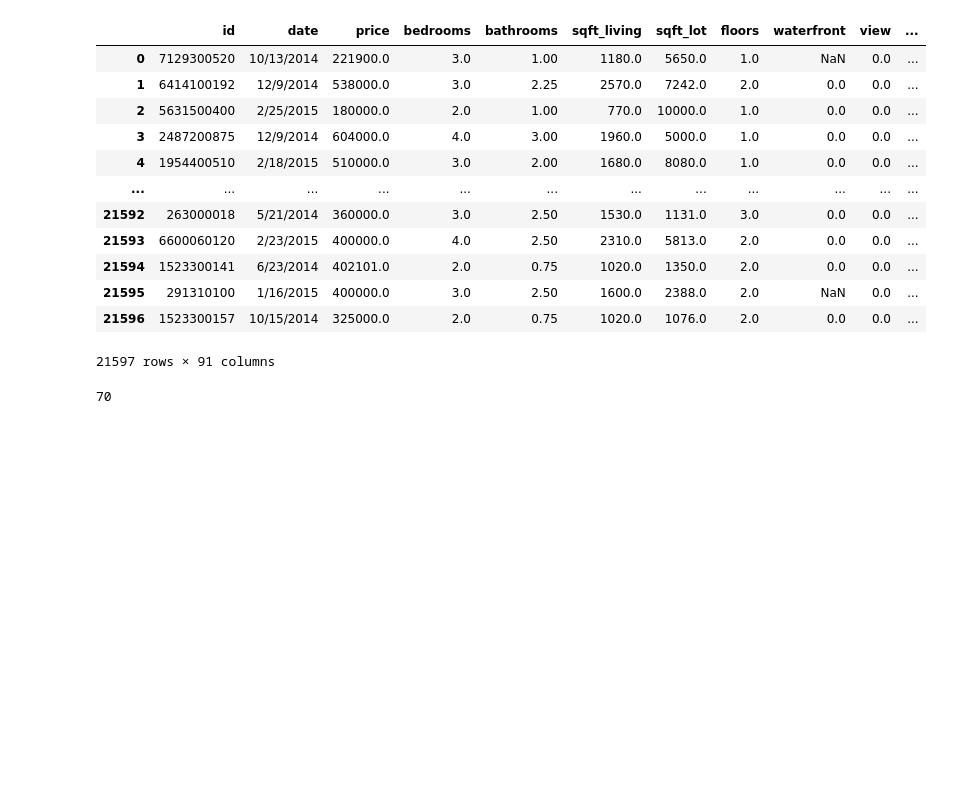
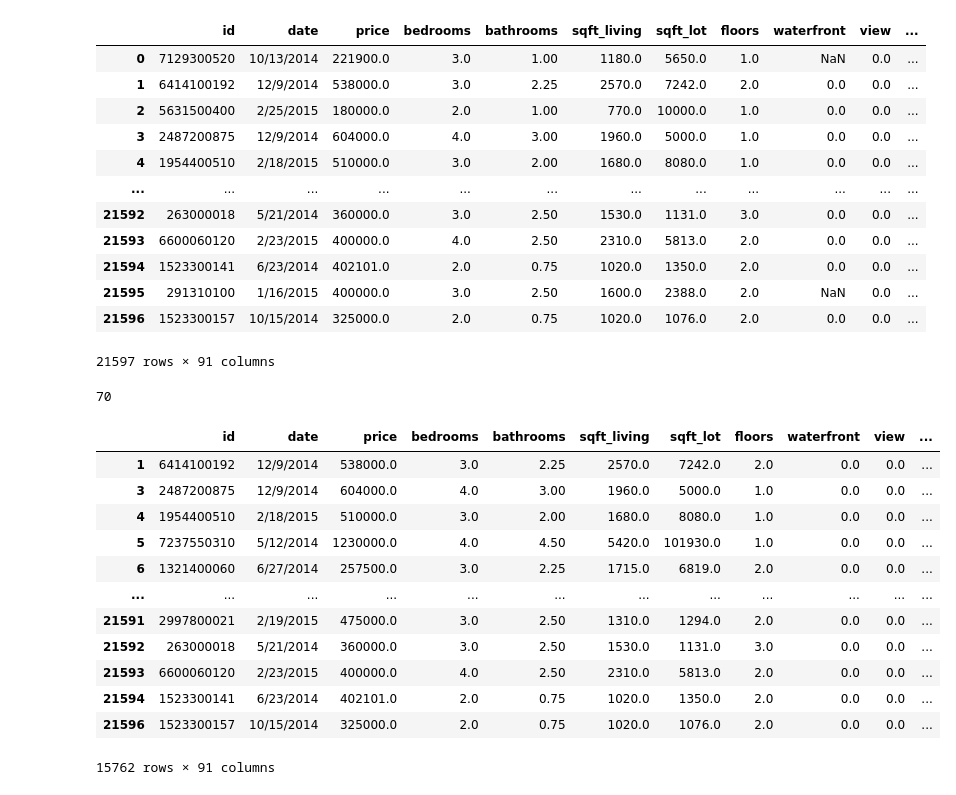
Before and after one commit to willcline613/bsc-phase-two-project, a Jupyter notebook: notebooks/exploratory/dorothy/dorothy_2.ipynb, the cells around one changed output. Saved outputs shown, nothing was run; the diff lists cells and outputs as text; code cells hidden in the pictures; blank space fills up the shorter version.

```diff
--- a/notebooks/exploratory/dorothy/dorothy_2.ipynb
+++ b/notebooks/exploratory/dorothy/dorothy_2.ipynb
@@ -283,3 +285,21 @@ len(onehot_data[1])
 70
 # %%
 #onehot_data[1]
+# %%
+#dropped Null Values from the updated zip code dataframe
+
+df.dropna()
+# %% [output]
+|  | id | date | price | bedrooms | bathrooms | sqft_living | sqft_lot | floors | waterfront | view | ... |
+| 1 | 6414100192 | 12/9/2014 | 538000.0 | 3.0 | 2.25 | 2570.0 | 7242.0 | 2.0 | 0.0 | 0.0 | ... |
+| 3 | 2487200875 | 12/9/2014 | 604000.0 | 4.0 | 3.00 | 1960.0 | 5000.0 | 1.0 | 0.0 | 0.0 | ... |
+| 4 | 1954400510 | 2/18/2015 | 510000.0 | 3.0 | 2.00 | 1680.0 | 8080.0 | 1.0 | 0.0 | 0.0 | ... |
+| 5 | 7237550310 | 5/12/2014 | 1230000.0 | 4.0 | 4.50 | 5420.0 | 101930.0 | 1.0 | 0.0 | 0.0 | ... |
+| 6 | 1321400060 | 6/27/2014 | 257500.0 | 3.0 | 2.25 | 1715.0 | 6819.0 | 2.0 | 0.0 | 0.0 | ... |
+| ... | ... | ... | ... | ... | ... | ... | ... | ... | ... | ... | ... |
+| 21591 | 2997800021 | 2/19/2015 | 475000.0 | 3.0 | 2.50 | 1310.0 | 1294.0 | 2.0 | 0.0 | 0.0 | ... |
+| 21592 | 263000018 | 5/21/2014 | 360000.0 | 3.0 | 2.50 | 1530.0 | 1131.0 | 3.0 | 0.0 | 0.0 | ... |
+| 21593 | 6600060120 | 2/23/2015 | 400000.0 | 4.0 | 2.50 | 2310.0 | 5813.0 | 2.0 | 0.0 | 0.0 | ... |
+| 21594 | 1523300141 | 6/23/2014 | 402101.0 | 2.0 | 0.75 | 1020.0 | 1350.0 | 2.0 | 0.0 | 0.0 | ... |
+| 21596 | 1523300157 | 10/15/2014 | 325000.0 | 2.0 | 0.75 | 1020.0 | 1076.0 | 2.0 | 0.0 | 0.0 | ... |
+15762 rows × 91 columns
```
Also changed, not shown: parts of 22 cells of this notebook.
